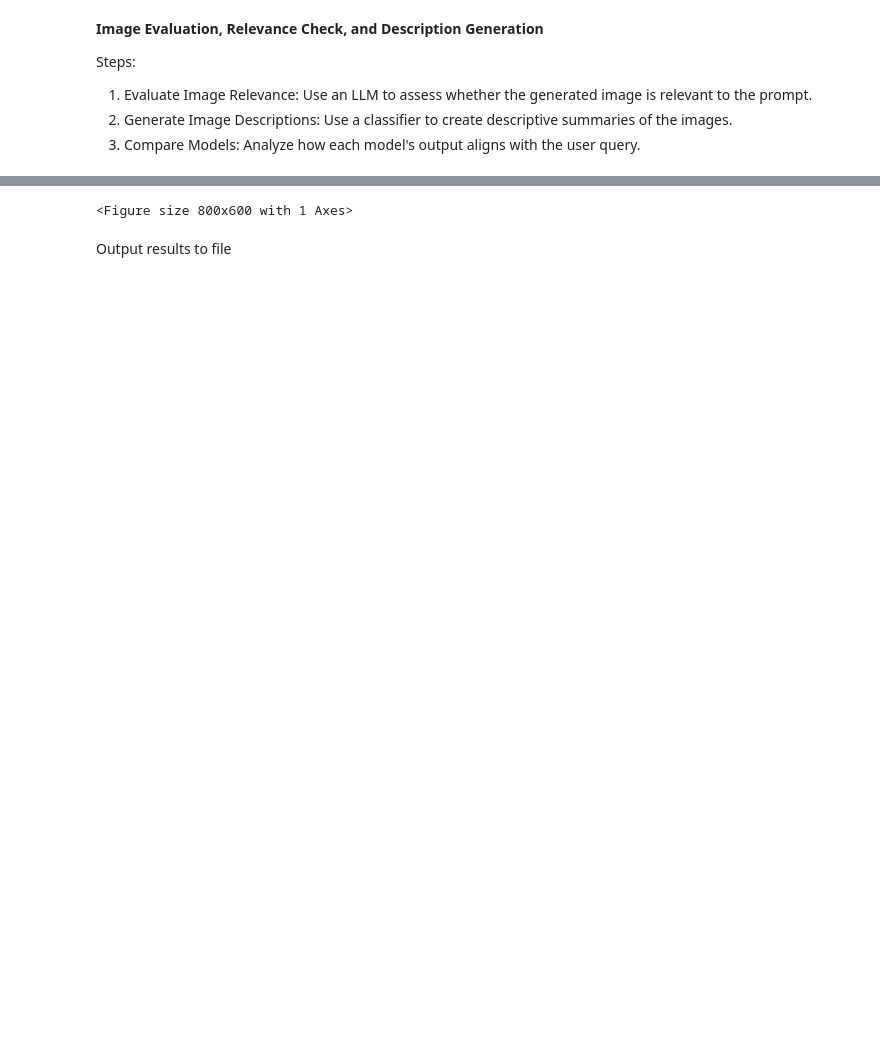
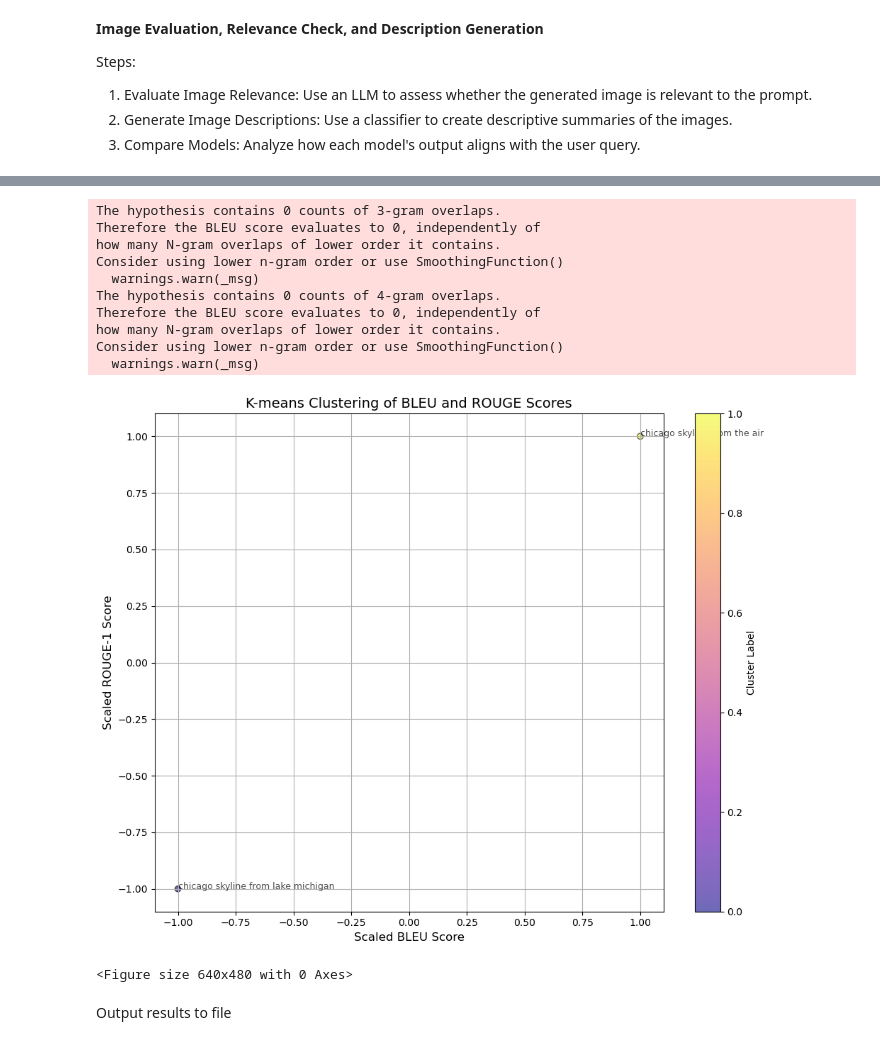
Before and after one commit to eliza0101/Project-3, a Jupyter notebook: project 3_main_merged.ipynb, the cells around one changed output, grey strips where cells are left out. Drawn from its saved outputs; the diff is of its cells as text; code cells hidden in the pictures; blank space fills up the shorter version.

Commit message:
kmeans graph presents prompt output for each data set and random forest

```diff
--- a/project 3_main_merged.ipynb
+++ b/project 3_main_merged.ipynb
@@ -334,39 +346,69 @@ ROUGE scores for reference: ' a sea otter in a bathtub' and generated: 'a sea ot
 # %%
-# Tunji need to clean up graph, don't need to recalculate score (?)
+import numpy as np
+import matplotlib.pyplot as plt
+from sklearn.preprocessing import StandardScaler
+from sklearn.cluster import KMeans
+from nltk.translate.bleu_score import sentence_bleu
+from rouge_score import rouge_scorer
 
-# Plot results
+
+
 # Sample reference and generated captions
 reference_captions = [prompt, prompt]
 generated_captions = [stability_ai_caption, dalle_caption]
 
 # Calculate BLEU scores
 bleu_scores = [sentence_bleu([ref.split()], gen.split()) for ref, gen in zip(reference_captions, generated_captions)]
 
 # Calculate ROUGE scores
 scorer = rouge_scorer.RougeScorer(['rouge1', 'rouge2', 'rougeL'], use_stemmer=True)
 rouge_scores = [scorer.score(ref, gen) for ref, gen in zip(reference_captions, generated_captions)]
 rouge1_scores = [score['rouge1'].fmeasure for score in rouge_scores]
-rouge2_scores = [score['rouge2'].fmeasure for score in rouge_scores]
-rougeL_scores = [score['rougeL'].fmeasure for score in rouge_scores]
 
 # Prepare data for K-means
 X = np.array(list(zip(bleu_scores, rouge1_scores)))
 
+# Apply StandardScaler
+scaler = StandardScaler()
+X_scaled = scaler.fit_transform(X)
+
 # Apply K-means clustering
-kmeans = KMeans(n_clusters=1)  # Choose number of clusters
-kmeans.fit(X)
+n_clusters = 2
+kmeans = KMeans(n_clusters=n_clusters, random_state=42)
+kmeans.fit(X_scaled)  # Use scaled data
 labels = kmeans.labels_
 
 # Plotting
-plt.figure(figsize=(8, 6))
-plt.scatter(X[:, 0], X[:, 1], c=labels, cmap='viridis')
-plt.title('K-means Clustering of BLEU and ROUGE Scores')
-plt.xlabel('BLEU Score')
-plt.ylabel('ROUGE-1 Score')
+plt.figure(figsize=(10, 8))
+scatter = plt.scatter(X_scaled[:, 0], X_scaled[:, 1], c=labels, cmap='plasma', alpha=0.6, edgecolor='k')
+
+# Annotating points
+for i, txt in enumerate(generated_captions):
+    plt.annotate(txt, (X_scaled[i, 0], X_scaled[i, 1]), fontsize=9, alpha=0.7)
+
+plt.title('K-means Clustering of BLEU and ROUGE Scores', fontsize=14)
+plt.xlabel('Scaled BLEU Score', fontsize=12)
+plt.ylabel('Scaled ROUGE-1 Score', fontsize=12)
+plt.colorbar(scatter, label='Cluster Label')
 plt.grid(True)
-plt.show()
+plt.tight_layout()
+
+# Show or save the plot
+plt.show()  # or plt.savefig('kmeans_clustering_plot.png')
+plt.savefig('kmeans_clustering_plot.png')
 # %% [output]
-<Figure size 800x600 with 1 Axes>
+The hypothesis contains 0 counts of 3-gram overlaps.
+Therefore the BLEU score evaluates to 0, independently of
+how many N-gram overlaps of lower order it contains.
+Consider using lower n-gram order or use SmoothingFunction()
+  warnings.warn(_msg)
+The hypothesis contains 0 counts of 4-gram overlaps.
+Therefore the BLEU score evaluates to 0, independently of
+how many N-gram overlaps of lower order it contains.
+Consider using lower n-gram order or use SmoothingFunction()
+  warnings.warn(_msg)
+[figure, added]
+<Figure size 640x480 with 0 Axes>
 # %% [markdown]
 Output results to file
 # %%
```
Also changed, not shown: parts of 10 cells of this notebook, 3 other files.
